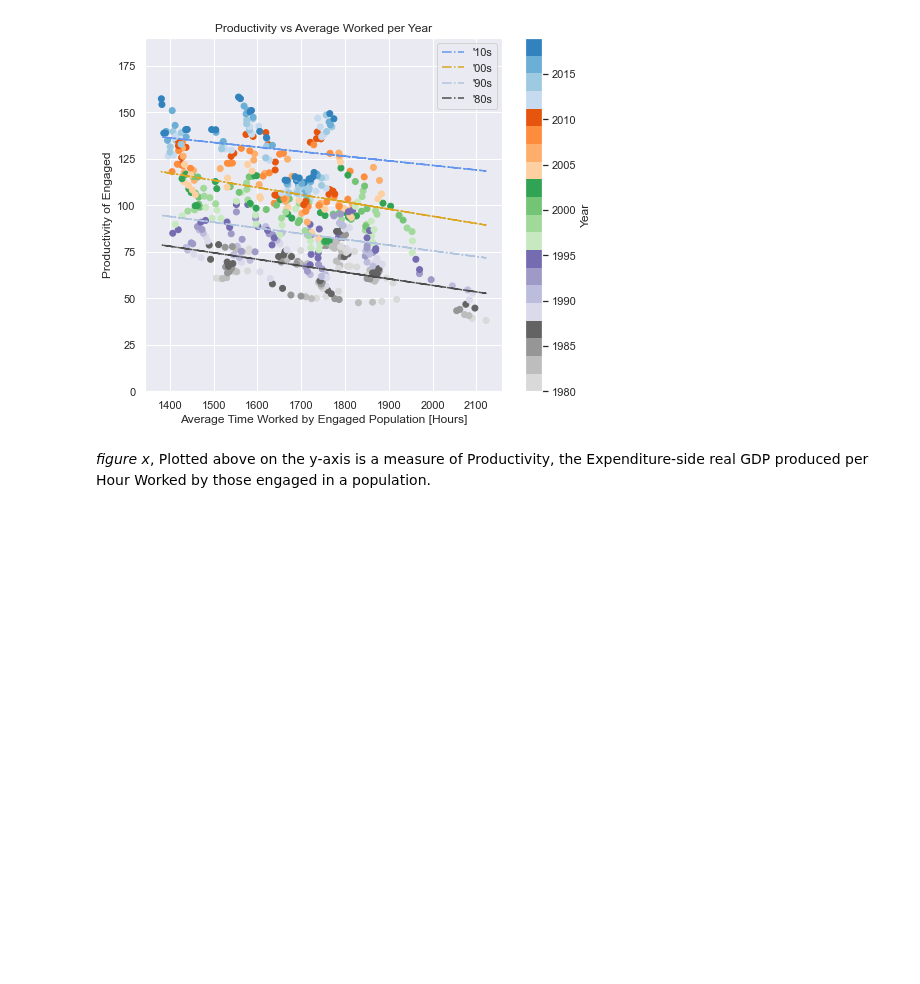
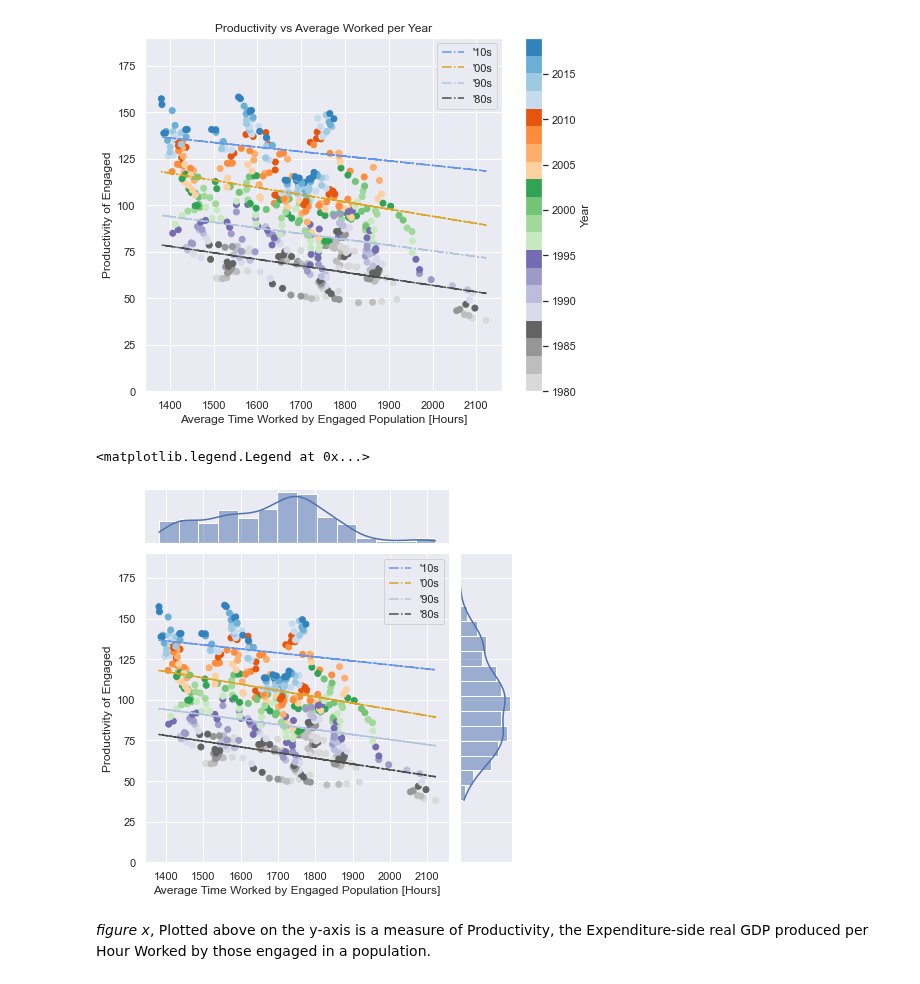
Before and after one commit to ubco-W2022T1-cosc301/project-group17, a Jupyter notebook: notebooks/group_analysis.ipynb, the cells around one changed output. Cells and saved outputs as stored; diff of their text form; code cells hidden in the pictures; blank space fills up the shorter version.

Commit message:
Plot over decades of productivity over the years

```diff
--- a/notebooks/group_analysis.ipynb
+++ b/notebooks/group_analysis.ipynb
@@ -82,5 +82,44 @@ ax.legend()
 # %% [output]
 <matplotlib.legend.Legend at 0x...>
 [figure]
+# %%
+ax1=sns.jointplot(x = all_clean['avh'], y = all_clean['prod'], kind = 'reg',truncate=False)
+ax1.ax_joint.cla()
+#plt.sca(h.ax_joint)
+
+
+X = all_clean['avh'].to_numpy()
+Y = all_clean['prod'].to_numpy()
+z = all_clean['year'].to_numpy()
+
+ind1 = np.where((z >= 1980)&(z<1990))
+ind2 = np.where((z >= 1990)&(z<2000))
+ind3 = np.where((z >= 2000)&(z<2010))
+ind4 = np.where((z >= 2010)&(z<2020))
+coef1 = np.polyfit(X[ind1], Y[ind1], 1)
+p1 = np.poly1d(coef1)
+coef2 = np.polyfit(X[ind2], Y[ind2], 1)
+p2 = np.poly1d(coef2)
+coef3 = np.polyfit(X[ind3], Y[ind3], 1)
+p3 = np.poly1d(coef3)
+coef4 = np.polyfit(X[ind4], Y[ind4], 1)
+p4 = np.poly1d(coef4)
+
+plt.xlabel("Average Time Worked by Engaged Population [Hours]")
+plt.ylabel("Productivity of Engaged")
+plt.scatter(x = X, y = Y, c=z, cmap='tab20c_r')
+plt.plot(X, p4(X), c='cornflowerblue', linestyle='-.', label="'10s")
+plt.plot(X, p3(X), 'goldenrod', linestyle='-.', label="'00s")
+plt.plot(X, p2(X), 'lightsteelblue', linestyle='-.', label="'90s")
+plt.plot(X, p1(X), '0.3', linestyle='-.', label="'80s")
+
+
+
+plt.ylim(0, 190)
+#plt.title('Productivity vs Average Worked per Year')
+plt.legend()
+# %% [output]
+<matplotlib.legend.Legend at 0x...>
+[figure, added]
 # %% [markdown]
 _figure x_, Plotted above on the y-axis is a measure of Productivity, the Expenditure-side real GDP produced per Hour Worked by those engaged in a population.
```
